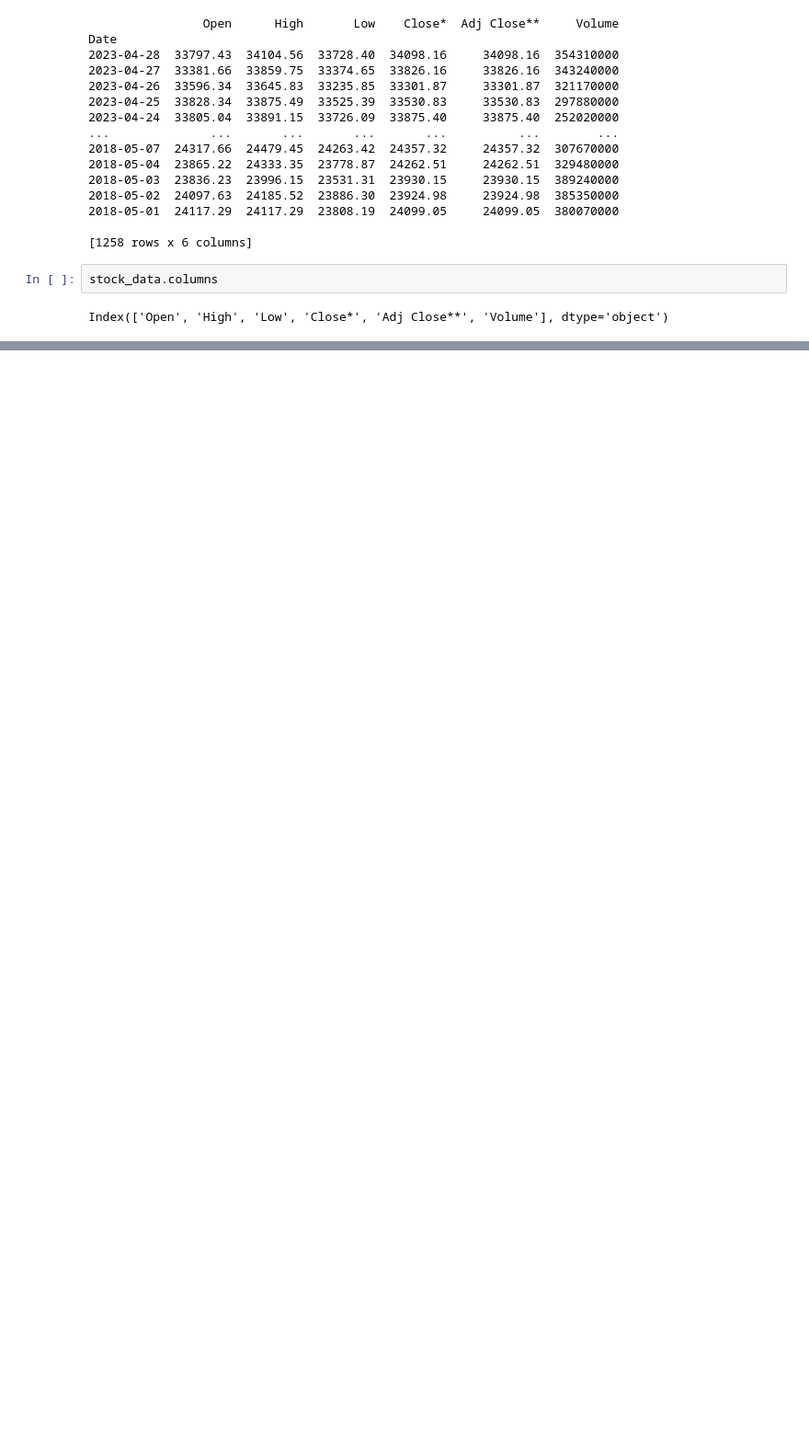
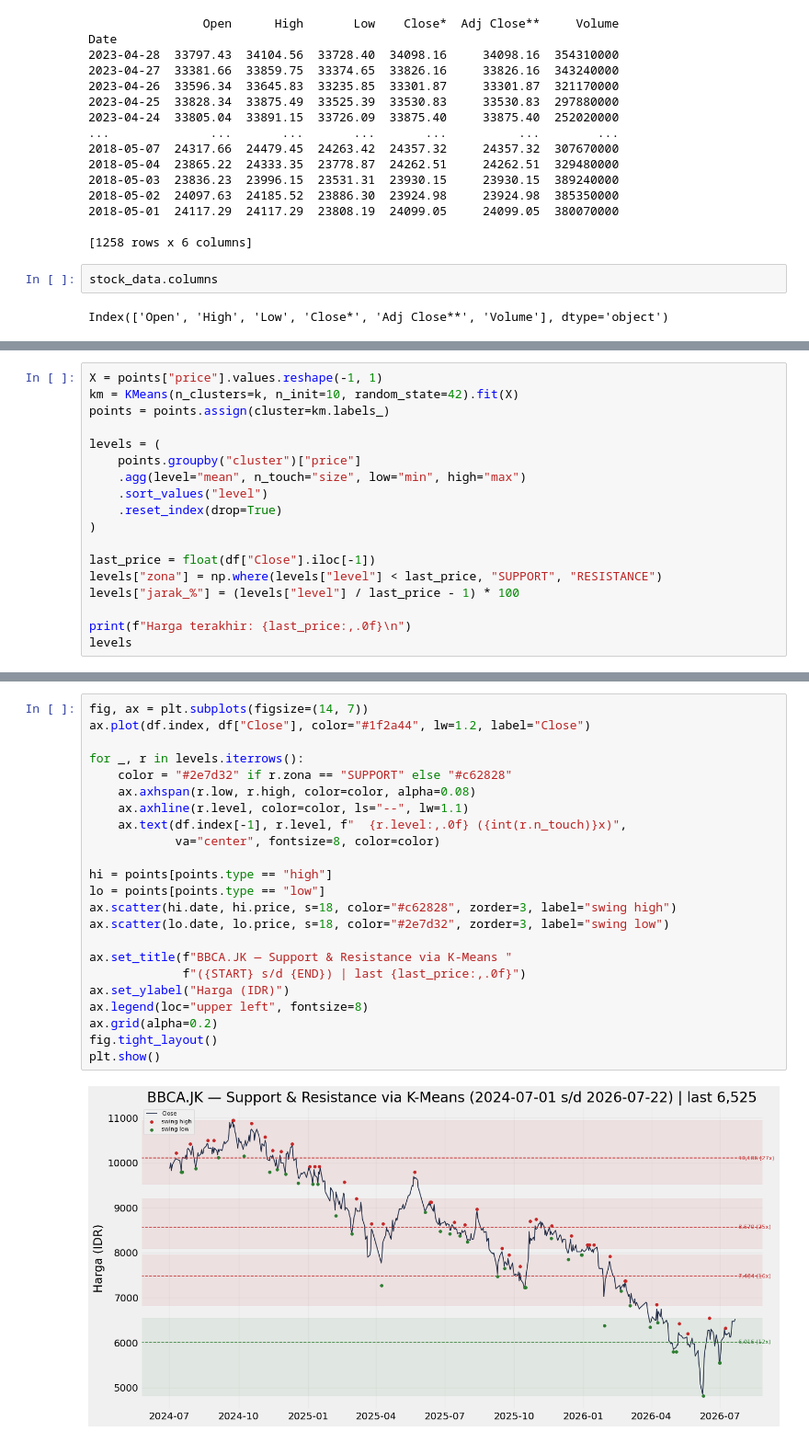
Before and after one commit to patricktelnoni/support_resistance_detection, a Jupyter notebook: regression.ipynb, the cells around one changed output, grey strips where cells are left out. Shown at 92% size. Drawn from its saved outputs; the diff is of its cells as text; blank space fills up the shorter version.

```diff
--- a/regression.ipynb
+++ b/regression.ipynb
@@ -101,0 +286,18 @@ Future Price Predictions:
+# %%
+X = points["price"].values.reshape(-1, 1)
+km = KMeans(n_clusters=k, n_init=10, random_state=42).fit(X)
+points = points.assign(cluster=km.labels_)
+
+levels = (
+    points.groupby("cluster")["price"]
+    .agg(level="mean", n_touch="size", low="min", high="max")
+    .sort_values("level")
+    .reset_index(drop=True)
+)
+
+last_price = float(df["Close"].iloc[-1])
+levels["zona"] = np.where(levels["level"] < last_price, "SUPPORT", "RESISTANCE")
+levels["jarak_%"] = (levels["level"] / last_price - 1) * 100
+
+print(f"Harga terakhir: {last_price:,.0f}\n")
+levels
@@ -101,0 +311,25 @@ Future Price Predictions:
+# %%
+fig, ax = plt.subplots(figsize=(14, 7))
+ax.plot(df.index, df["Close"], color="#1f2a44", lw=1.2, label="Close")
+
+for _, r in levels.iterrows():
+    color = "#2e7d32" if r.zona == "SUPPORT" else "#c62828"
+    ax.axhspan(r.low, r.high, color=color, alpha=0.08)
+    ax.axhline(r.level, color=color, ls="--", lw=1.1)
+    ax.text(df.index[-1], r.level, f"  {r.level:,.0f} ({int(r.n_touch)}x)",
+            va="center", fontsize=8, color=color)
+
+hi = points[points.type == "high"]
+lo = points[points.type == "low"]
+ax.scatter(hi.date, hi.price, s=18, color="#c62828", zorder=3, label="swing high")
+ax.scatter(lo.date, lo.price, s=18, color="#2e7d32", zorder=3, label="swing low")
+
+ax.set_title(f"BBCA.JK — Support & Resistance via K-Means "
+             f"({START} s/d {END}) | last {last_price:,.0f}")
+ax.set_ylabel("Harga (IDR)")
+ax.legend(loc="upper left", fontsize=8)
+ax.grid(alpha=0.2)
+fig.tight_layout()
+plt.show()
+# %% [output]
+[figure, added]
```
Also changed, not shown: parts of 12 cells of this notebook.
